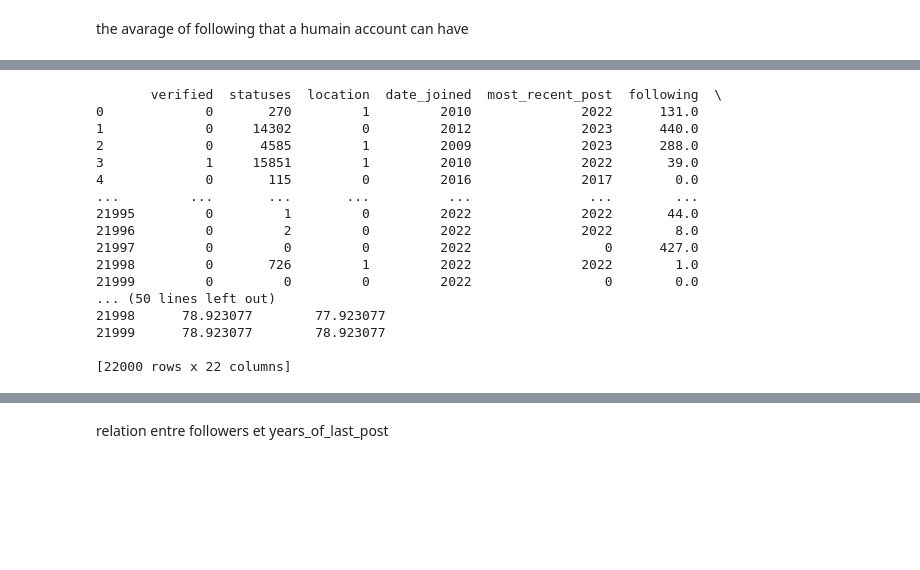
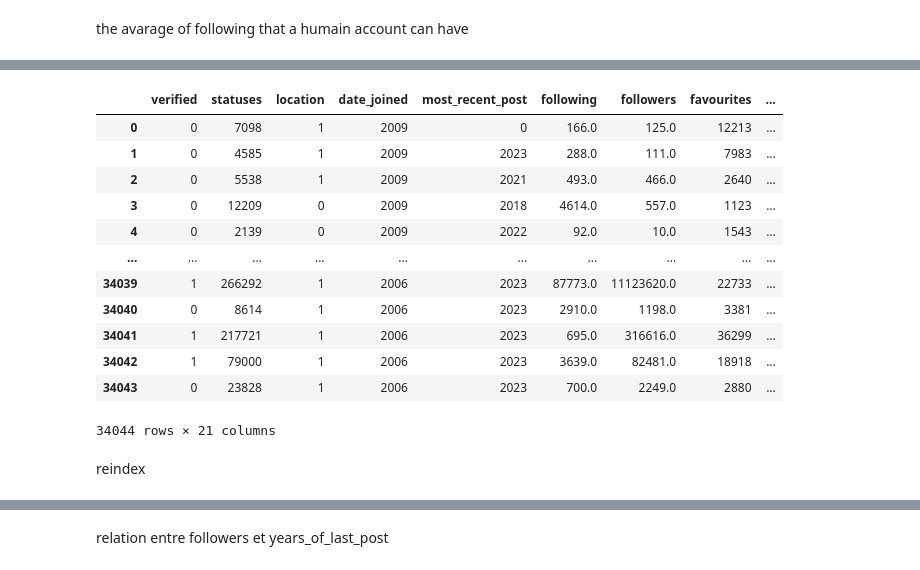
Before and after one commit to PFE2024/satt_ai, a Jupyter notebook: twitter/column_relati.ipynb, the cells around one changed output, grey strips where cells are left out. Drawn from its saved outputs; the diff is of its cells as text; code cells hidden in the pictures; blank space fills up the shorter version.

```diff
--- a/twitter/column_relati.ipynb
+++ b/twitter/column_relati.ipynb
@@ -42,7 +38,11 @@ Conversely, if a number is above the average, it means that it is higher than th
 # %% [markdown]
 the avarage of following that a humain account can have
 # %%
-following_years_avg = data[data['account_type'] == 1].groupby('years_of_join')['following'].mean()
+# following_years_avg =round(data[data['account_type'] == 1].groupby('years_of_join')['following'].mean(),0)
+# following_years_avg = following_years_avg.rename('following_avg')
+# following_years_avg
+
+following_years_avg =round(data[data['account_type'] == 1].groupby('date_joined')['following'].mean(),0)
 following_years_avg = following_years_avg.rename('following_avg')
 following_years_avg
 # %% [output]
@@ -96,20 +85,26 @@ Name: account_type, dtype: int64
-# %%
-print(data)
-# %% [output]
-       verified  statuses  location  date_joined  most_recent_post  following  \
-0             0       270         1         2010              2022      131.0
-1             0     14302         0         2012              2023      440.0
-2             0      4585         1         2009              2023      288.0
-3             1     15851         1         2010              2022       39.0
-4             0       115         0         2016              2017        0.0
-...         ...       ...       ...          ...               ...        ...
-21995         0         1         0         2022              2022       44.0
-21996         0         2         0         2022              2022        8.0
-21997         0         0         0         2022                 0      427.0
-21998         0       726         1         2022              2022        1.0
-21999         0         0         0         2022                 0        0.0
-... (50 lines left out)
-21998      78.923077        77.923077
-21999      78.923077        78.923077
-
-[22000 rows x 22 columns]
+# %%
+
+data2=data.merge(following_years_avg, on='date_joined')
+
+data2['following/years']=data2.following_avg-data2.following
+# data.loc[data.followers==data.followers_avg,'followers/years']=0
+# data.loc[data.following>data.following_avg,'following/years']=-1
+# %%
+data2=data2.drop(labels=['following_avg'],axis=1)
+data2
+# %% [output]
+|  | verified | statuses | location | date_joined | most_recent_post | following | followers | favourites | ... |
+| 0 | 0 | 7098 | 1 | 2009 | 0 | 166.0 | 125.0 | 12213 | ... |
+| 1 | 0 | 4585 | 1 | 2009 | 2023 | 288.0 | 111.0 | 7983 | ... |
+| 2 | 0 | 5538 | 1 | 2009 | 2021 | 493.0 | 466.0 | 2640 | ... |
+| 3 | 0 | 12209 | 0 | 2009 | 2018 | 4614.0 | 557.0 | 1123 | ... |
+| 4 | 0 | 2139 | 0 | 2009 | 2022 | 92.0 | 10.0 | 1543 | ... |
+| ... | ... | ... | ... | ... | ... | ... | ... | ... | ... |
+| 34039 | 1 | 266292 | 1 | 2006 | 2023 | 87773.0 | 11123620.0 | 22733 | ... |
+| 34040 | 0 | 8614 | 1 | 2006 | 2023 | 2910.0 | 1198.0 | 3381 | ... |
+| 34041 | 1 | 217721 | 1 | 2006 | 2023 | 695.0 | 316616.0 | 36299 | ... |
+| 34042 | 1 | 79000 | 1 | 2006 | 2023 | 3639.0 | 82481.0 | 18918 | ... |
+| 34043 | 0 | 23828 | 1 | 2006 | 2023 | 700.0 | 2249.0 | 2880 | ... |
+34044 rows × 21 columns
+# %% [markdown]
+reindex
```
Also changed, not shown: parts of 27 cells of this notebook, 3 other files.
